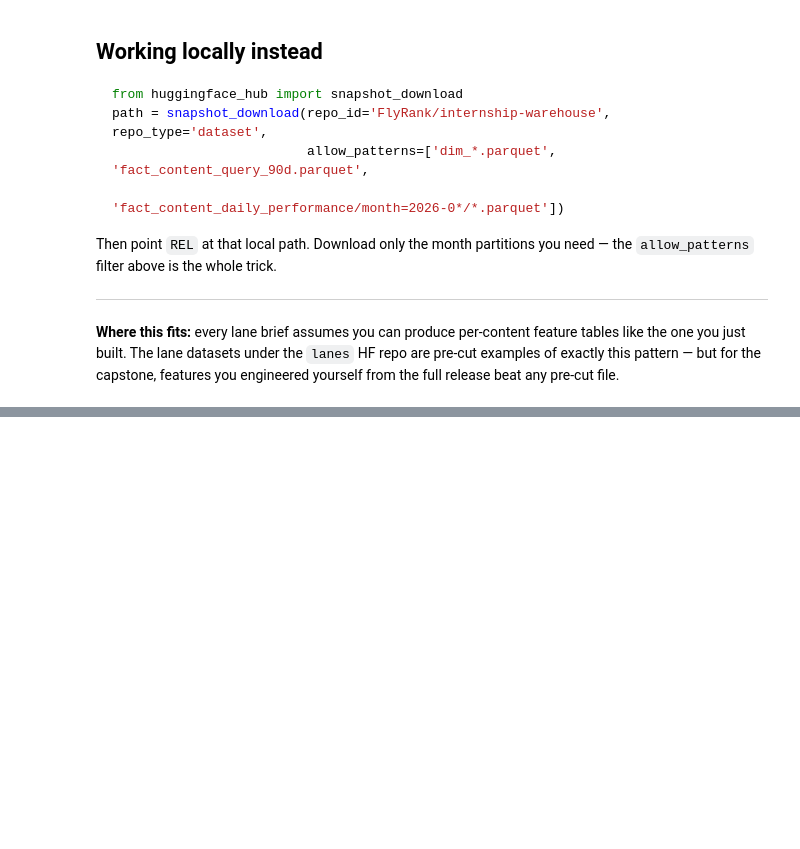
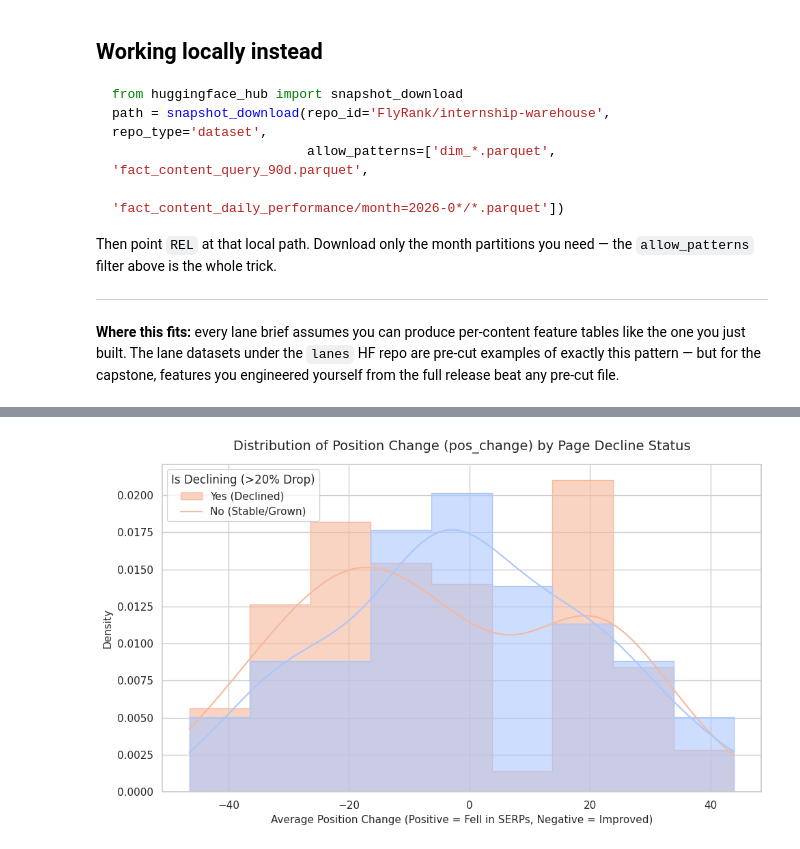
Before and after one commit to fr2685411/flyrank_altaf, a Jupyter notebook: notebooks/03_working_with_the_full_release.ipynb, the cells around one changed output, grey strips where cells are left out. Cells and saved outputs as stored; diff of their text form; code cells hidden in the pictures; blank space fills up the shorter version.

```diff
--- a/notebooks/03_working_with_the_full_release.ipynb
+++ b/notebooks/03_working_with_the_full_release.ipynb
@@ -183,0 +362,30 @@ release beat any pre-cut file.
+# %%
+import matplotlib.pyplot as plt
+import seaborn as sns
+
+# Configure styling
+sns.set_theme(style="whitegrid")
+plt.figure(figsize=(10, 6))
+
+# Plot distribution of 'pos_change' grouped by 'is_declining'
+sns.histplot(
+    data=data_90d,
+    x='pos_change',
+    hue='is_declining',
+    kde=True,
+    element='step',
+    stat='density',
+    common_norm=False,
+    palette='coolwarm',
+    alpha=0.6
+)
+
+# Add context labels and clean up representation
+plt.title("Distribution of Position Change (pos_change) by Page Decline Status", fontsize=14, pad=15)
+plt.xlabel("Average Position Change (Positive = Fell in SERPs, Negative = Improved)", fontsize=11)
+plt.ylabel("Density", fontsize=11)
+plt.legend(title="Is Declining (>20% Drop)", labels=["Yes (Declined)", "No (Stable/Grown)"])
+plt.tight_layout()
+plt.show()
+# %% [output]
+[figure, added]
```
Also changed, not shown: parts of 9 cells of this notebook.
